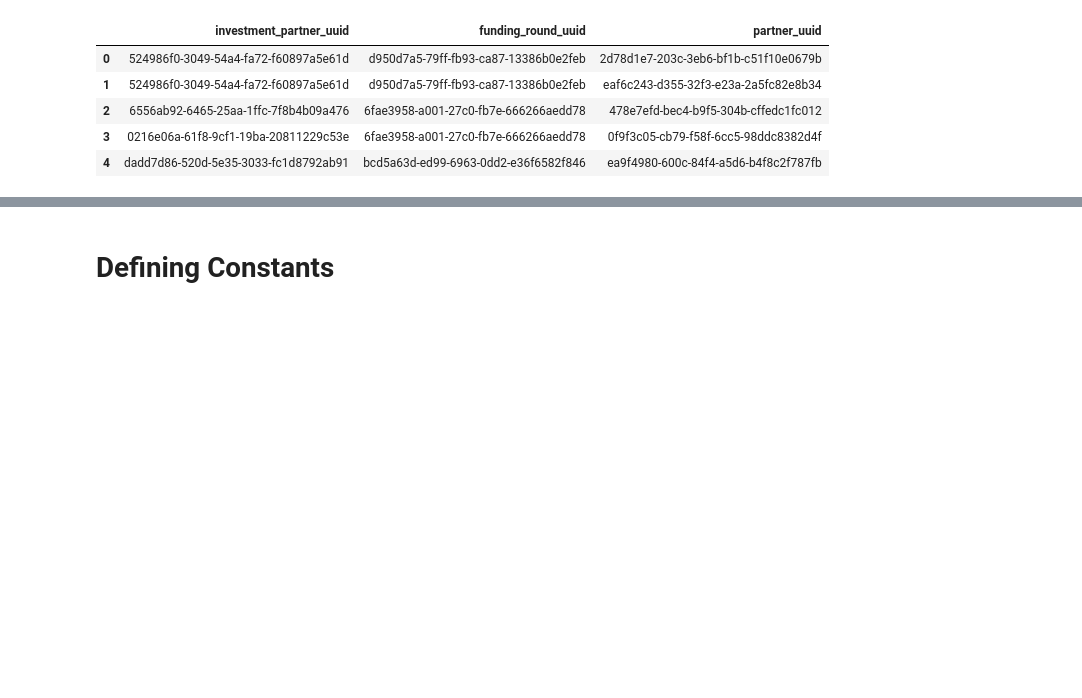
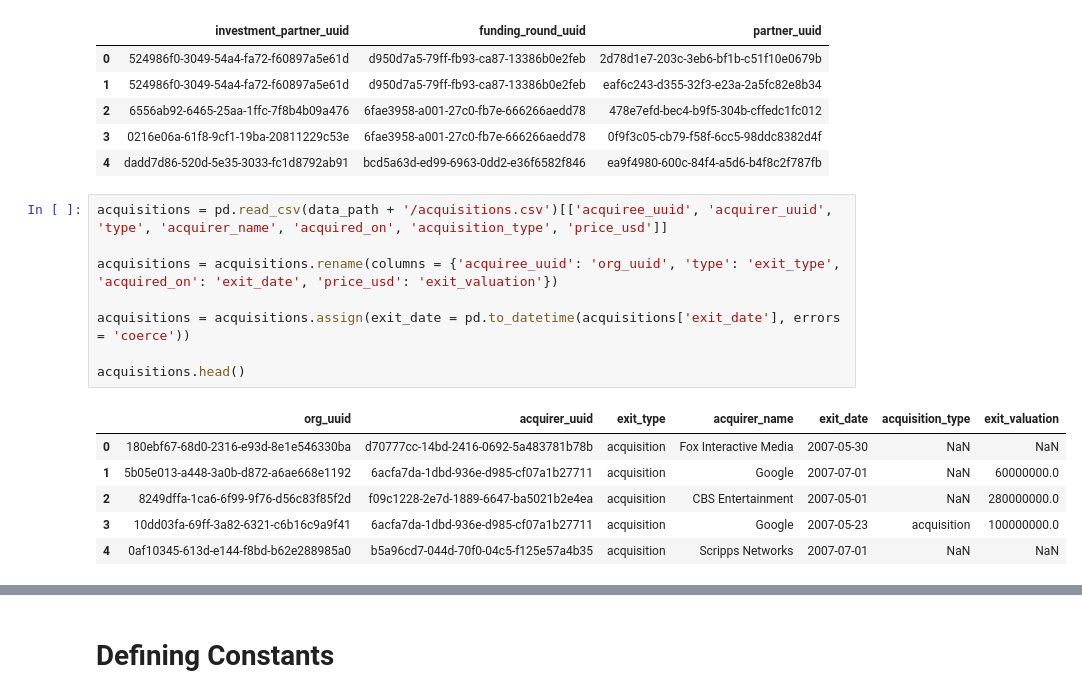
Before and after one commit to johanhaha/VentureMafia-Backend, a Jupyter notebook: data_analysis/VentureMafia.ipynb, the cells around one changed output, grey strips where cells are left out. Cells and saved outputs as stored; diff of their text form; blank space fills up the shorter version.

```diff
--- a/data_analysis/VentureMafia.ipynb
+++ b/data_analysis/VentureMafia.ipynb
@@ -109,3 +109,18 @@ investment_partners.head()
 | 2 | 6556ab92-6465-25aa-1ffc-7f8b4b09a476 | 6fae3958-a001-27c0-fb7e-666266aedd78 | 478e7efd-bec4-b9f5-304b-cffedc1fc012 |
 | 3 | 0216e06a-61f8-9cf1-19ba-20811229c53e | 6fae3958-a001-27c0-fb7e-666266aedd78 | 0f9f3c05-cb79-f58f-6cc5-98ddc8382d4f |
 | 4 | dadd7d86-520d-5e35-3033-fc1d8792ab91 | bcd5a63d-ed99-6963-0dd2-e36f6582f846 | ea9f4980-600c-84f4-a5d6-b4f8c2f787fb |
+# %%
+acquisitions = pd.read_csv(data_path + '/acquisitions.csv')[['acquiree_uuid', 'acquirer_uuid', 'type', 'acquirer_name', 'acquired_on', 'acquisition_type', 'price_usd']]
+
+acquisitions = acquisitions.rename(columns = {'acquiree_uuid': 'org_uuid', 'type': 'exit_type', 'acquired_on': 'exit_date', 'price_usd': 'exit_valuation'})
+
+acquisitions = acquisitions.assign(exit_date = pd.to_datetime(acquisitions['exit_date'], errors = 'coerce'))
+
+acquisitions.head()
+# %% [output]
+|  | org_uuid | acquirer_uuid | exit_type | acquirer_name | exit_date | acquisition_type | exit_valuation |
+| 0 | 180ebf67-68d0-2316-e93d-8e1e546330ba | d70777cc-14bd-2416-0692-5a483781b78b | acquisition | Fox Interactive Media | 2007-05-30 | NaN | NaN |
+| 1 | 5b05e013-a448-3a0b-d872-a6ae668e1192 | 6acfa7da-1dbd-936e-d985-cf07a1b27711 | acquisition | Google | 2007-07-01 | NaN | 60000000.0 |
+| 2 | 8249dffa-1ca6-6f99-9f76-d56c83f85f2d | f09c1228-2e7d-1889-6647-ba5021b2e4ea | acquisition | CBS Entertainment | 2007-05-01 | NaN | 280000000.0 |
+| 3 | 10dd03fa-69ff-3a82-6321-c6b16c9a9f41 | 6acfa7da-1dbd-936e-d985-cf07a1b27711 | acquisition | Google | 2007-05-23 | acquisition | 100000000.0 |
+| 4 | 0af10345-613d-e144-f8bd-b62e288985a0 | b5a96cd7-044d-70f0-04c5-f125e57a4b35 | acquisition | Scripps Networks | 2007-07-01 | NaN | NaN |
```
Also changed, not shown: parts of 7 cells of this notebook, 1 other file.
